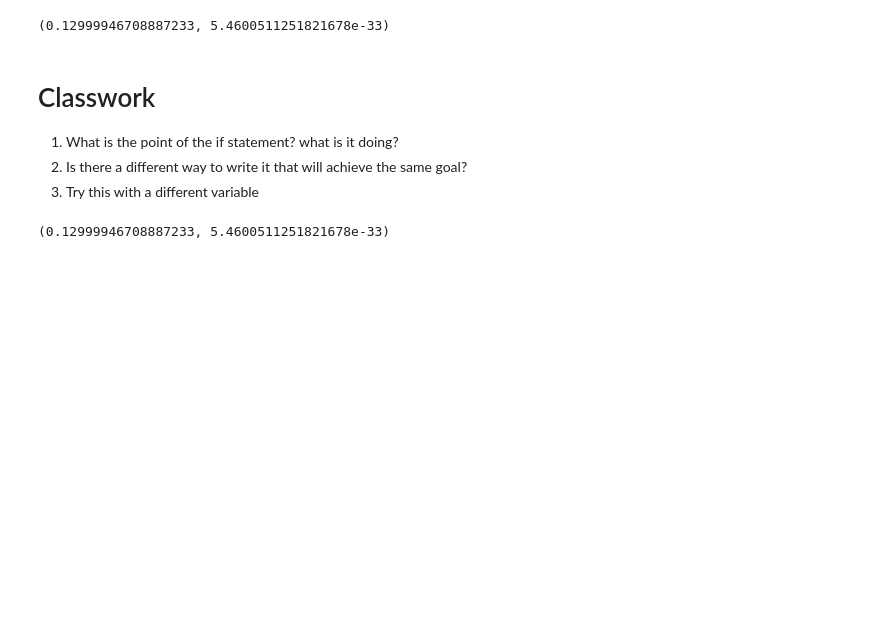
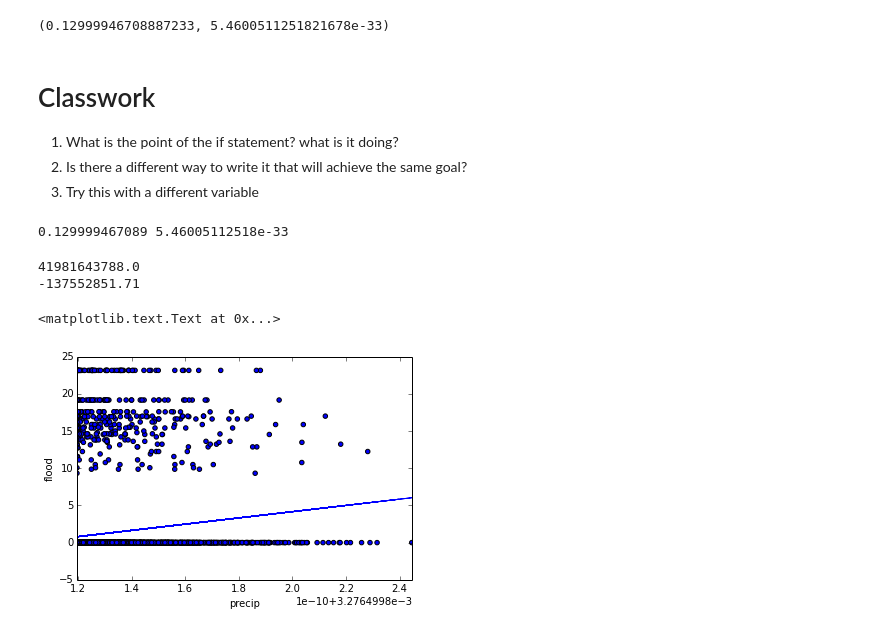
Before and after one commit to story645/EAS213, a Jupyter notebook: notebooks/class3.ipynb, the cells around one changed output. Cells and saved outputs as stored; diff of their text form; code cells hidden in the pictures; blank space fills up the shorter version.

```diff
--- a/notebooks/class3.ipynb
+++ b/notebooks/class3.ipynb
@@ -112,7 +112,7 @@ Classwork
 #simpler way? Use fancy indexing
 import numpy as np
 mask = (np.isfinite(pp) & np.isfinite(pf))
-corr = st.pearsonr(pp[mask], pf[mask])
-print corr
+corr, puncorr = st.pearsonr(pp[mask], pf[mask])
+print corr, puncorr
 # %% [output]
-(0.12999946708887233, 5.4600511251821678e-33)
+0.129999467089 5.46005112518e-33
@@ -120,0 +122,25 @@ print corr
+# %%
+#can the relationship be modeled a different way?
+#Linear Regression, which tries to model y = mx+b
+# or in this case, flood = slope*precip + intercept
+
+slope, intercept, _,_,_ = st.linregress(pp[mask], pf[mask])
+print slope
+print intercept
+# %% [output]
+41981643788.0
+-137552851.71
+# %%
+#slope and intercept of what though? Best fit line
+# pf = slope*pp + intercept
+#between variables?
+fig = plt.figure()
+ax = fig.add_subplot(1,1,1)
+ax.scatter(pp, pf)
+ax.plot(pp,slope*pp + intercept)
+ax.set_xlim(pp.min(), pp.max())
+ax.set_ylabel('flood')
+ax.set_xlabel('precip')
+# %% [output]
+<matplotlib.text.Text at 0x...>
+[figure, added]
```
Also changed, not shown: parts of 9 cells of this notebook, 1 other file.
